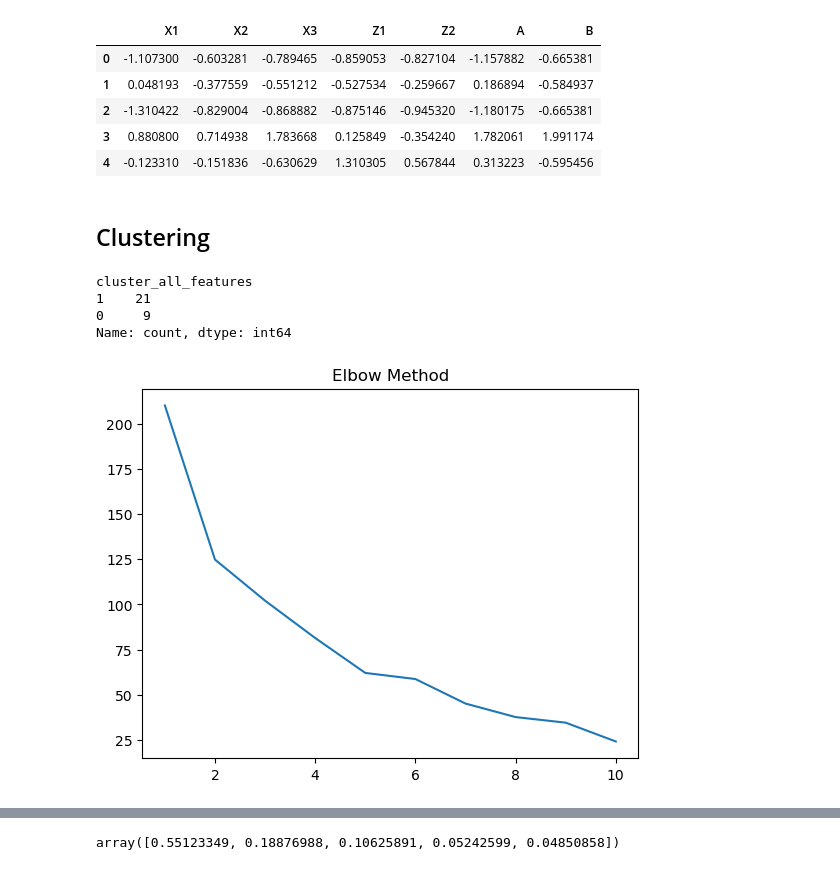
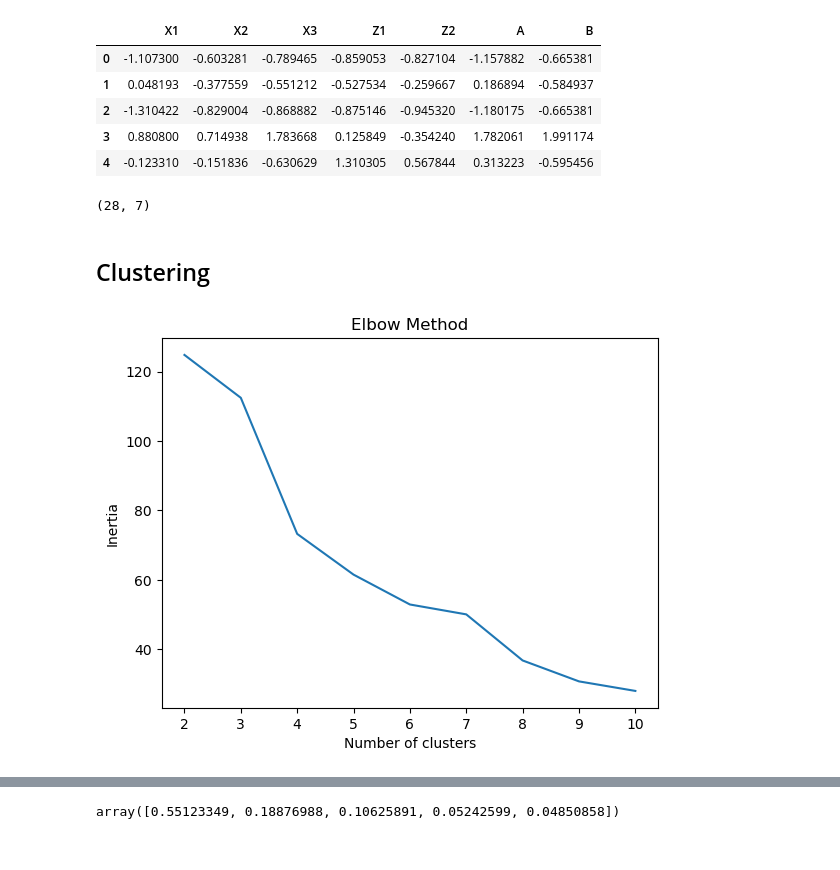
Before and after one commit to sathwik238/UCONN_CLAS, a Jupyter notebook: clustering_analysis.ipynb, the cells around one changed output, grey strips where cells are left out. Cells and saved outputs as stored; diff of their text form; code cells hidden in the pictures.

```diff
--- a/clustering_analysis.ipynb
+++ b/clustering_analysis.ipynb
@@ -44,33 +44,44 @@ X_scaled.head()
 | 2 | -1.310422 | -0.829004 | -0.868882 | -0.875146 | -0.945320 | -1.180175 | -0.665381 |
 | 3 | 0.880800 | 0.714938 | 1.783668 | 0.125849 | -0.354240 | 1.782061 | 1.991174 |
 | 4 | -0.123310 | -0.151836 | -0.630629 | 1.310305 | 0.567844 | 0.313223 | -0.595456 |
+# %%
+# removing outliers using z score technique
+from scipy import stats
+z = np.abs(stats.zscore(X_scaled))
+X_scaled = X_scaled[(z < 3).all(axis=1)]
+# y = y[(z < 3).all(axis=1)]
+
+X_scaled.shape
+# %% [output]
+(28, 7)
 # %% [markdown]
 ## Clustering
-# %%
-# clustering the data
-from sklearn.cluster import KMeans
-kmeans = KMeans(n_clusters=2)
-kmeans.fit(X_scaled)
-X['cluster_all_features'] = kmeans.predict(X_scaled)
-# %%
-X['cluster_all_features'].value_counts()
-# %% [output]
-cluster_all_features
-1    21
-0     9
-Name: count, dtype: int64
 # %%
+#setting random seed for reporducibility
+np.random.seed(123)
+
+
 ### Elbow Method
 
 # elbow method to determine the number of clusters
 inertia = []
-for i in range(1,11):
+
+
+from sklearn.metrics import silhouette_score
+silhouette = []
+
+for i in range(2,11):
     kmeans = KMeans(n_clusters=i)
     kmeans.fit(X_scaled)
     inertia.append(kmeans.inertia_)
+    silhouette.append(silhouette_score(X_scaled,kmeans.labels_))
 
-plt.plot(range(1,11),inertia)
+
+plt.plot(range(2,11),inertia)
 plt.title('Elbow Method')
+plt.xlabel('Number of clusters')
+plt.ylabel('Inertia')
+
 plt.show()
 # %% [output]
-[figure, old version]
+[figure, new version]
```
Also changed, not shown: parts of 7 cells of this notebook, 1 other file.
